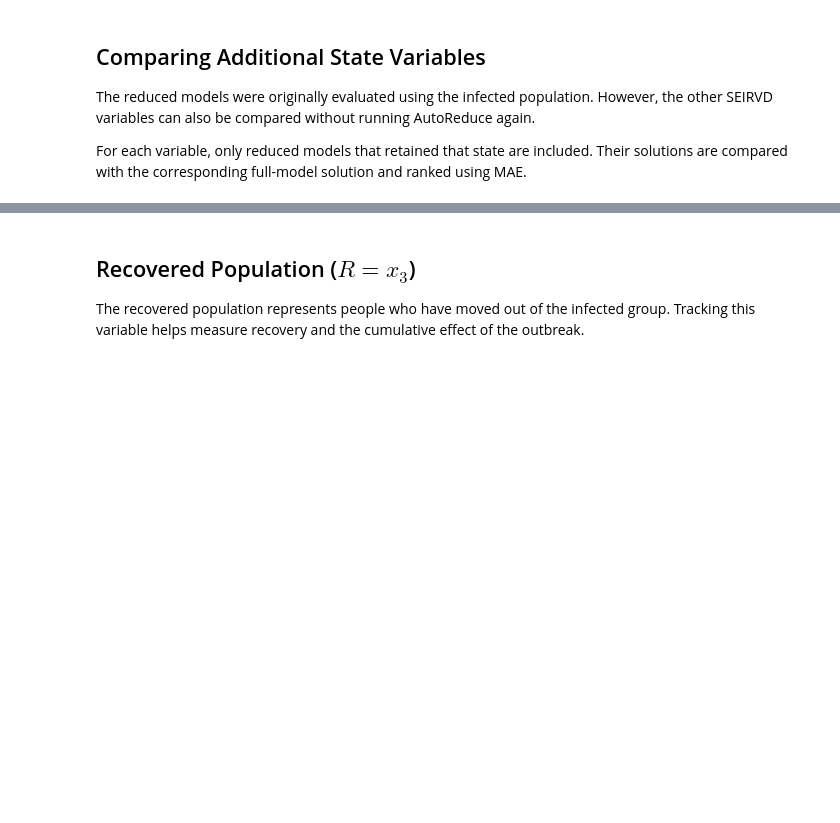
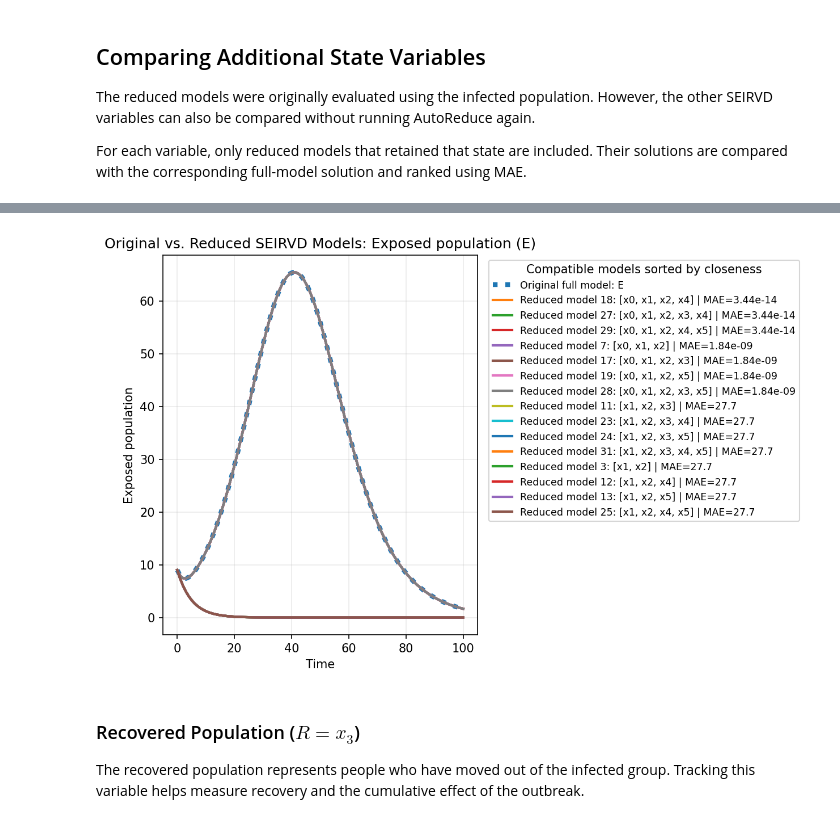
Before and after one commit to ayush9pandey/AutoReduce, a Jupyter notebook: examples/biological/SEIRVD_Model_Example.ipynb, the cells around one changed output, grey strips where cells are left out. Saved outputs shown, nothing was run; the diff lists cells and outputs as text; code cells hidden in the pictures; blank space fills up the shorter version.

```diff
--- a/examples/biological/SEIRVD_Model_Example.ipynb
+++ b/examples/biological/SEIRVD_Model_Example.ipynb
@@ -543,8 +629,13 @@ susceptible_results = plot_reduced_models_for_state(0)
 The exposed population includes people who have encountered the disease but are not yet actively infected. This variable can help predict future increases in infections after an incubation period.
 # %%
 exposed_results = plot_reduced_models_for_state(1)
+# %%
+# Static Matplotlib equivalent for GitHub
+plot_reduced_models_for_state_static(1, exposed_results)
+# %% [output]
+[figure, added]
 # %% [markdown]
-## Recovered Population ($R=x_3$)
+### Recovered Population ($R=x_3$)
 
 The recovered population represents people who have moved out of the infected group. Tracking this variable helps measure recovery and the cumulative effect of the outbreak.
 # %%
```
Also changed, not shown: parts of 17 cells of this notebook.
